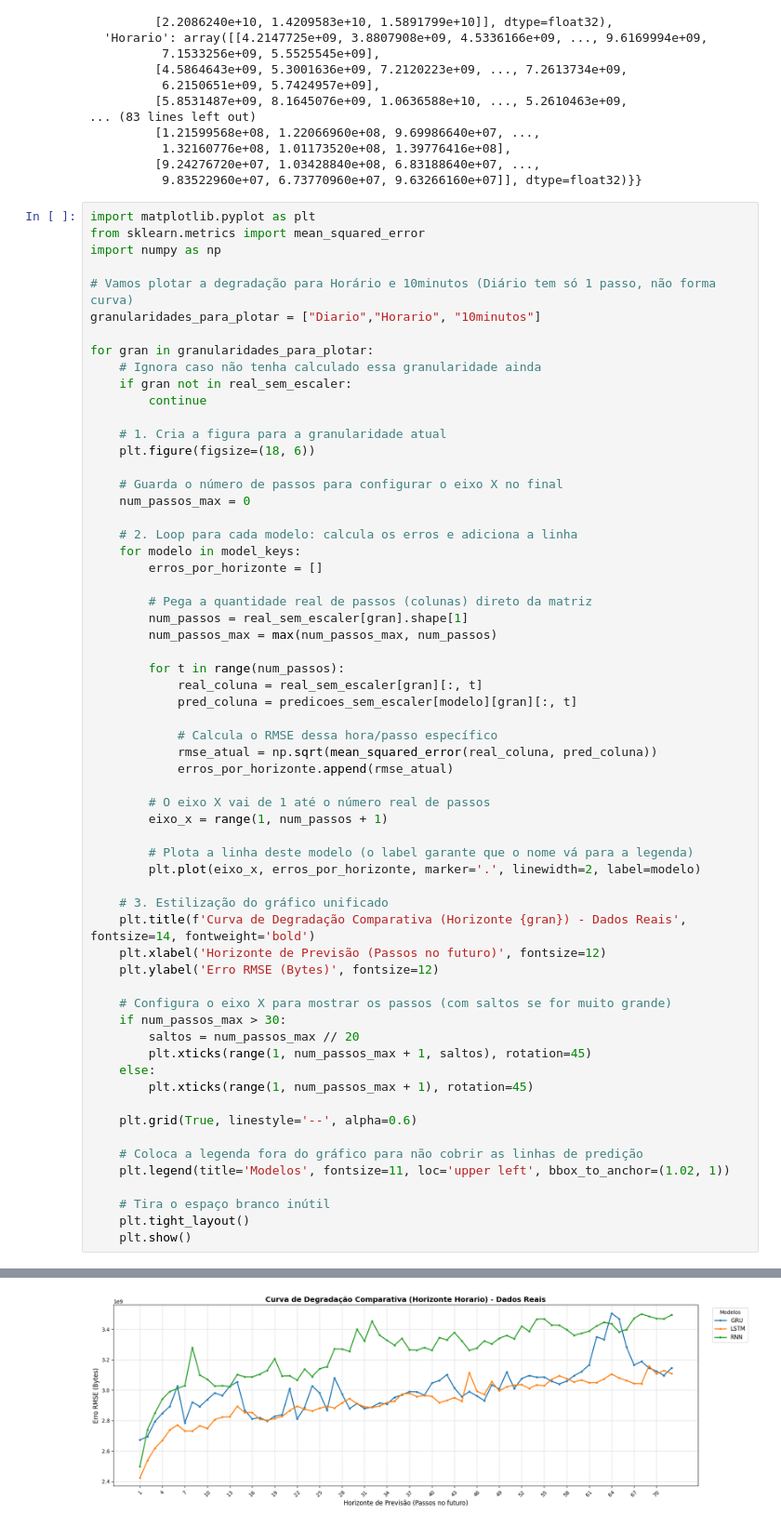
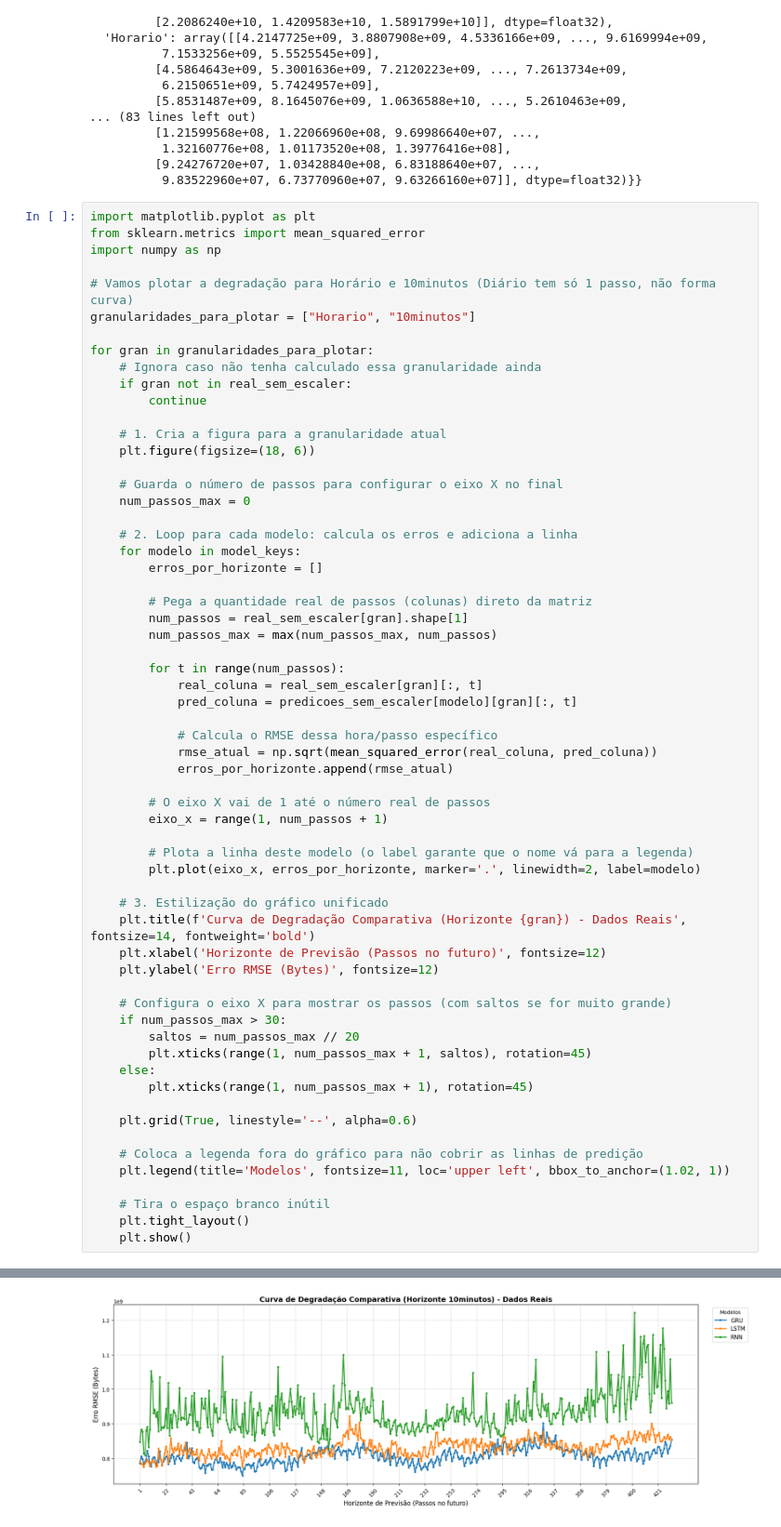
Before and after one commit to LarcesUece/GRANULARITY-PREDICTION, a Jupyter notebook: src/notebooks/avaliacao de modelos.ipynb, the cells around one changed output, grey strips where cells are left out. Shown at 93% size. Saved outputs shown, nothing was run; the diff lists cells and outputs as text.

```diff
--- a/src/notebooks/avaliacao de modelos.ipynb
+++ b/src/notebooks/avaliacao de modelos.ipynb
@@ -452,7 +467,7 @@ from sklearn.metrics import mean_squared_error
 import numpy as np
 
 # Vamos plotar a degradação para Horário e 10minutos (Diário tem só 1 passo, não forma curva)
-granularidades_para_plotar = ["Diario","Horario", "10minutos"]
+granularidades_para_plotar = ["Horario", "10minutos"]
 
 for gran in granularidades_para_plotar:
     # Ignora caso não tenha calculado essa granularidade ainda
@@ -512 +527 @@ for gran in granularidades_para_plotar:
-[figure, old version]
+[figure, new version]
```
Also changed, not shown: parts of 12 cells of this notebook, 6 other files.
